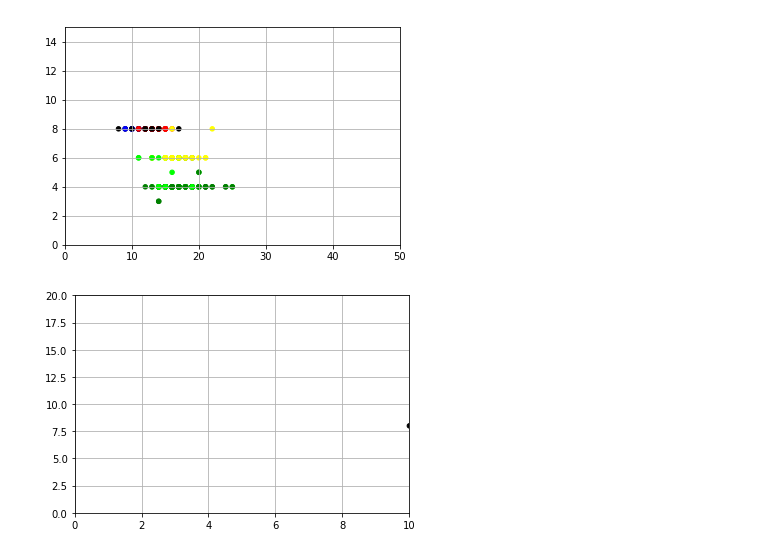
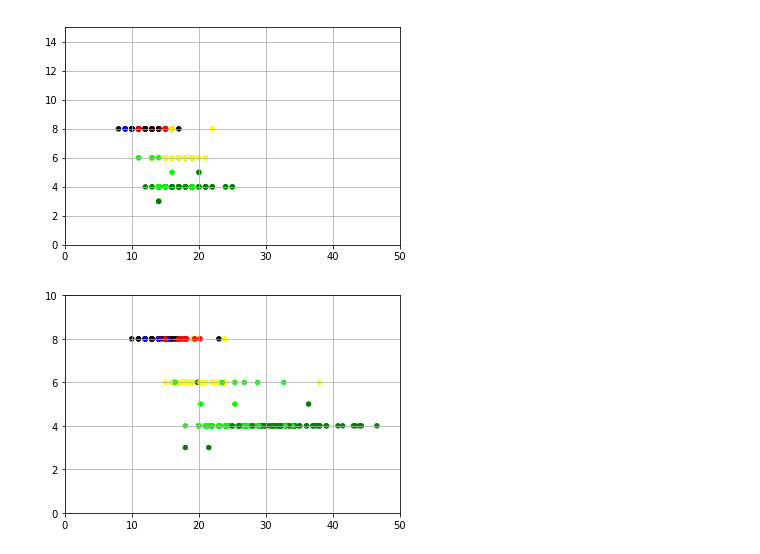
Before and after one commit to vjsamuel/pywork, a Jupyter notebook: kmeans/kmeans.ipynb, the cells around one changed output. Cells and saved outputs as stored; diff of their text form; code cells hidden in the pictures.

```diff
--- a/kmeans/kmeans.ipynb
+++ b/kmeans/kmeans.ipynb
@@ -200,10 +200,10 @@ plt.show()
 # %%
 color_map=['black', 'lime', 'red', 'yellow', 'blue', 'green']
 plt.scatter(features_3.iloc[:, 0], features_3.iloc[:, 3], c=data_labels, s=20, cmap=colors.ListedColormap(color_map))
 plt.scatter(kmeans_model.cluster_centers_[:, 0],kmeans_model.cluster_centers_[:, 3],s=250,marker='*',c='red',label='centroids')
-plt.xlim(0,10)
-plt.ylim(0,20)
+plt.xlim(0,50)
+plt.ylim(0,10)
 plt.grid()
 plt.show()
 # %% [output]
-[figure, old version]
+[figure, new version]
```
